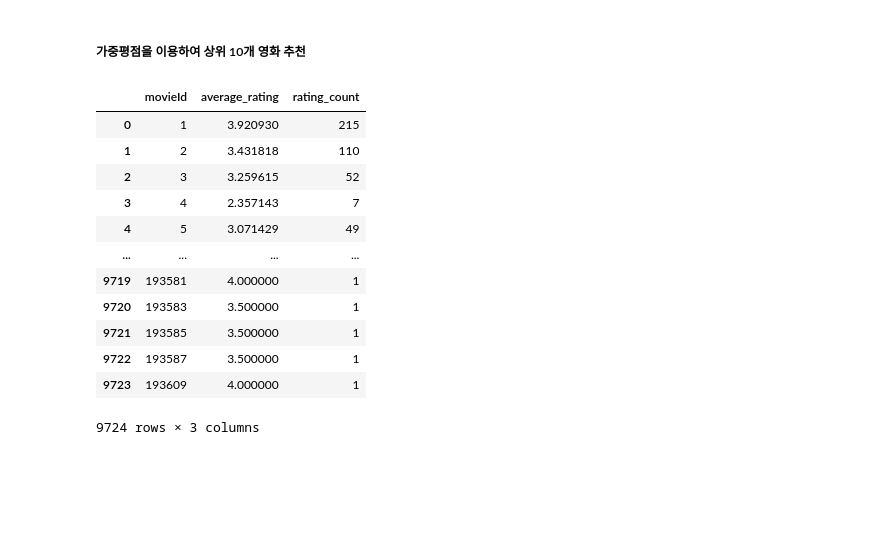
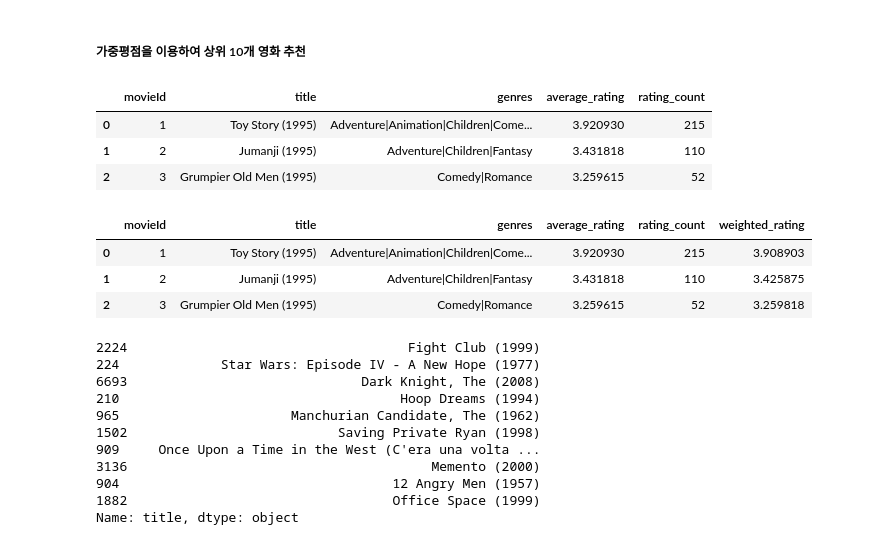
Before and after one commit to kbigdata005/ml, a Jupyter notebook: recommandation/User_Based_Collaborative_Filtering.ipynb, the cells around one changed output. Saved outputs shown, nothing was run; the diff lists cells and outputs as text; code cells hidden in the pictures; blank space fills up the shorter version.

```diff
--- a/recommandation/User_Based_Collaborative_Filtering.ipynb
+++ b/recommandation/User_Based_Collaborative_Filtering.ipynb
@@ -246,22 +253,8 @@ count_series = ratings_df.groupby('movieId')['rating'].count()
 # %%
-df_1 = average_series.reset_index()
-df_2 = count_series.reset_index()
-df_4 = df_2.rename(columns={'rating':'rating_count'})
-df_3 = df_1.rename(columns={'rating':'average_rating'})
-df = pd.merge(df_3, df_4 , on='movieId')
-df
+merge_df.head(3)
 # %% [output]
-|  | movieId | average_rating | rating_count |
-| 0 | 1 | 3.920930 | 215 |
-| 1 | 2 | 3.431818 | 110 |
-| 2 | 3 | 3.259615 | 52 |
-| 3 | 4 | 2.357143 | 7 |
-| 4 | 5 | 3.071429 | 49 |
-| ... | ... | ... | ... |
-| 9719 | 193581 | 4.000000 | 1 |
-| 9720 | 193583 | 3.500000 | 1 |
-| 9721 | 193585 | 3.500000 | 1 |
-| 9722 | 193587 | 3.500000 | 1 |
-| 9723 | 193609 | 4.000000 | 1 |
+|  | movieId | title | genres | average_rating | rating_count |
+| 0 | 1 | Toy Story (1995) | Adventure|Animation|Children|Come... | 3.920930 | 215 |
+| 1 | 2 | Jumanji (1995) | Adventure|Children|Fantasy | 3.431818 | 110 |
+| 2 | 3 | Grumpier Old Men (1995) | Comedy|Romance | 3.259615 | 52 |
-9724 rows × 3 columns
 # %%
@@ -268,0 +274,21 @@ merge_df = pd.merge(movies_df, df , on='movieId')
+# %%
+merge_df.head(3)
+# %% [output]
+|  | movieId | title | genres | average_rating | rating_count | weighted_rating |
+| 0 | 1 | Toy Story (1995) | Adventure|Animation|Children|Come... | 3.920930 | 215 | 3.908903 |
+| 1 | 2 | Jumanji (1995) | Adventure|Children|Fantasy | 3.431818 | 110 | 3.425875 |
+| 2 | 3 | Grumpier Old Men (1995) | Comedy|Romance | 3.259615 | 52 | 3.259818 |
+# %%
+merge_df.iloc[result_movie_index_list ,: ].sort_values(by=['weighted_rating'] ,ascending=False)[:10]['title']
+# %% [output]
+2224                                    Fight Club (1999)
+224             Star Wars: Episode IV - A New Hope (1977)
+6693                              Dark Knight, The (2008)
+210                                    Hoop Dreams (1994)
+965                      Manchurian Candidate, The (1962)
+1502                           Saving Private Ryan (1998)
+909     Once Upon a Time in the West (C'era una volta ...
+3136                                       Memento (2000)
+904                                   12 Angry Men (1957)
+1882                                  Office Space (1999)
+Name: title, dtype: object
```
Also changed, not shown: parts of 27 cells of this notebook.
